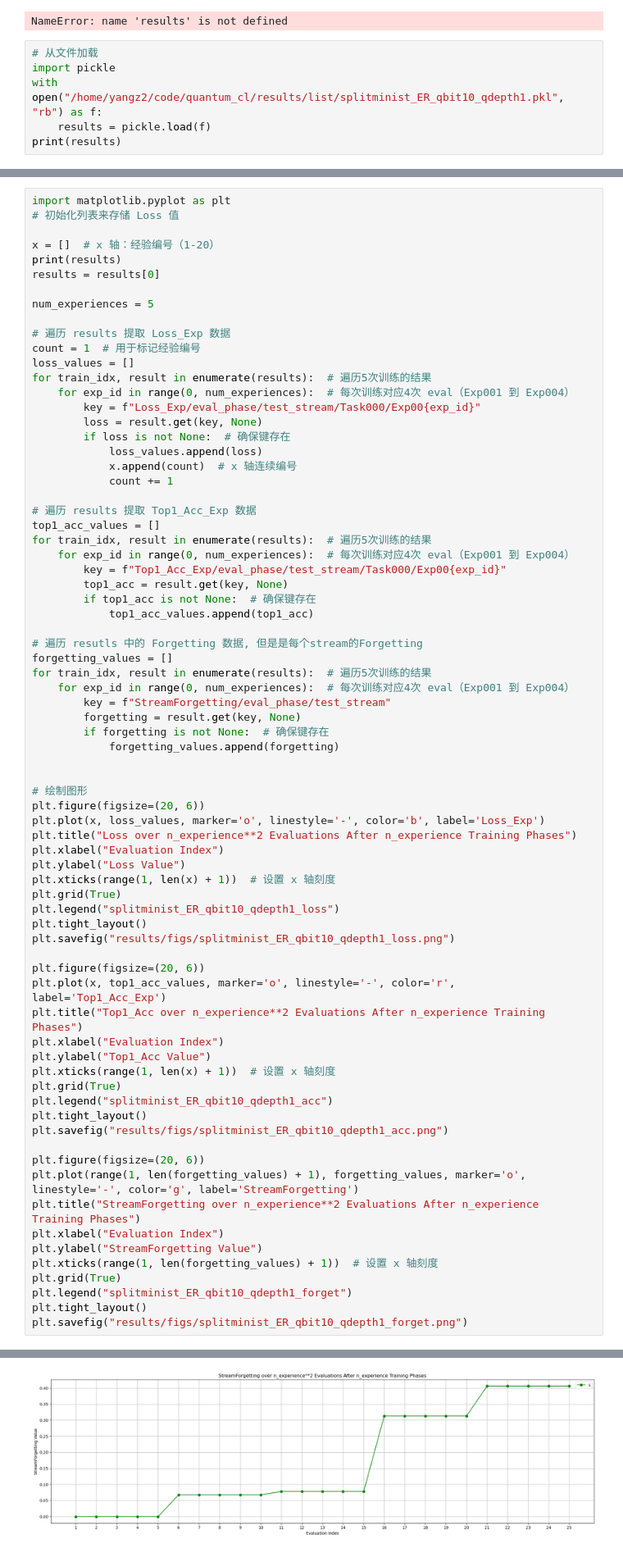
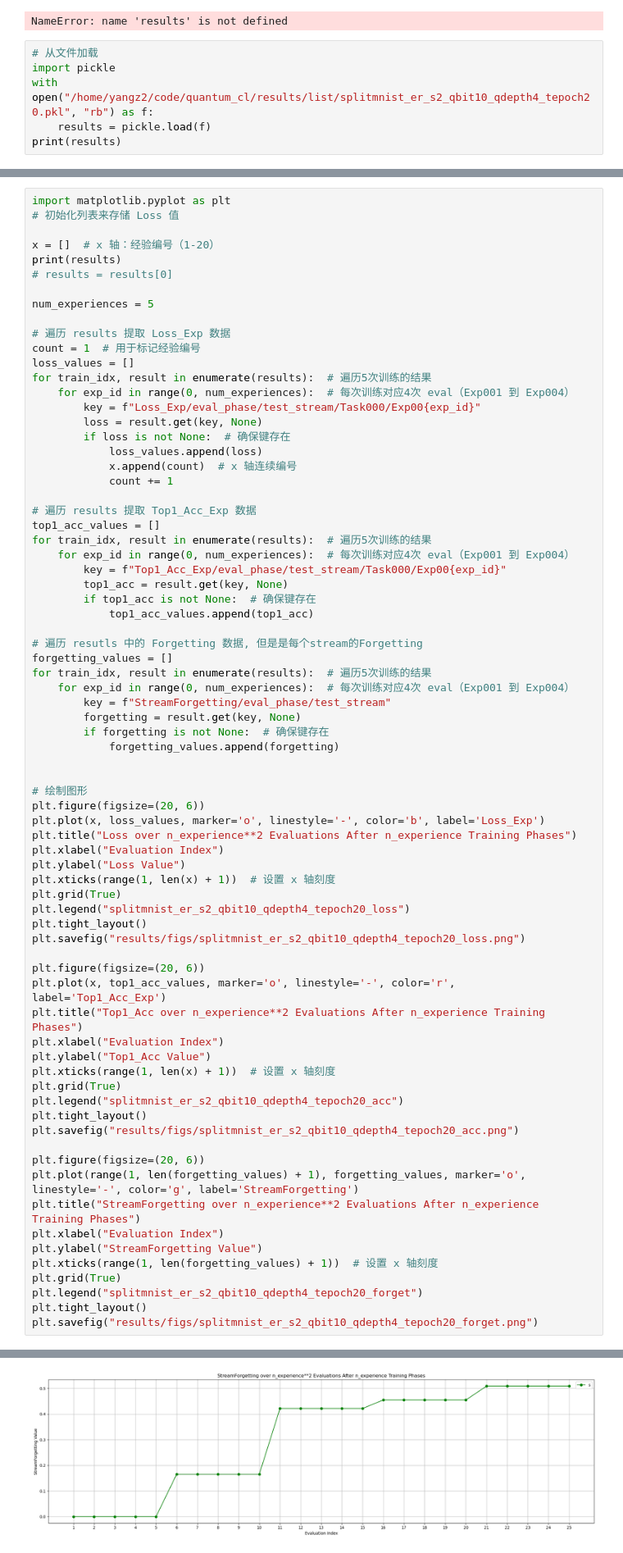
Before and after one commit to yzy1997/quantum_cl, a Jupyter notebook: quantum_lwf_addqlayer.ipynb, the cells around one changed output, grey strips where cells are left out. Shown at 82% size. Drawn from its saved outputs; the diff is of its cells as text.

```diff
--- a/quantum_lwf_addqlayer.ipynb
+++ b/quantum_lwf_addqlayer.ipynb
@@ -587,7 +587,7 @@ NameError: name 'results' is not defined
 # %%
 # 从文件加载
 import pickle
-with open("/home/yangz2/code/quantum_cl/results/list/splitminist_ER_qbit10_qdepth1.pkl", "rb") as f:
+with open("/home/yangz2/code/quantum_cl/results/list/splitmnist_er_s2_qbit10_qdepth4_tepoch20.pkl", "rb") as f:
     results = pickle.load(f)
 print(results)
 # %% [output]
@@ -609,7 +603,7 @@ import matplotlib.pyplot as plt
 
 x = []  # x 轴：经验编号（1-20）
 print(results)
-results = results[0]
+# results = results[0]
 
 num_experiences = 5
 
@@ -652,9 +646,9 @@ plt.xlabel("Evaluation Index")
 plt.ylabel("Loss Value")
 plt.xticks(range(1, len(x) + 1))  # 设置 x 轴刻度
 plt.grid(True)
-plt.legend("splitminist_ER_qbit10_qdepth1_loss")
+plt.legend("splitmnist_er_s2_qbit10_qdepth4_tepoch20_loss")
 plt.tight_layout()
-plt.savefig("results/figs/splitminist_ER_qbit10_qdepth1_loss.png")
+plt.savefig("results/figs/splitmnist_er_s2_qbit10_qdepth4_tepoch20_loss.png")
 
 plt.figure(figsize=(20, 6))
 plt.plot(x, top1_acc_values, marker='o', linestyle='-', color='r', label='Top1_Acc_Exp')
@@ -663,9 +657,9 @@ plt.xlabel("Evaluation Index")
 plt.ylabel("Top1_Acc Value")
 plt.xticks(range(1, len(x) + 1))  # 设置 x 轴刻度
 plt.grid(True)
-plt.legend("splitminist_ER_qbit10_qdepth1_acc")
+plt.legend("splitmnist_er_s2_qbit10_qdepth4_tepoch20_acc")
 plt.tight_layout()
-plt.savefig("results/figs/splitminist_ER_qbit10_qdepth1_acc.png")
+plt.savefig("results/figs/splitmnist_er_s2_qbit10_qdepth4_tepoch20_acc.png")
 
 plt.figure(figsize=(20, 6))
 plt.plot(range(1, len(forgetting_values) + 1), forgetting_values, marker='o', linestyle='-', color='g', label='StreamForgetting')
@@ -674,7 +668,7 @@ plt.xlabel("Evaluation Index")
 plt.ylabel("StreamForgetting Value")
 plt.xticks(range(1, len(forgetting_values) + 1))  # 设置 x 轴刻度
 plt.grid(True)
-plt.legend("splitminist_ER_qbit10_qdepth1_forget")
+plt.legend("splitmnist_er_s2_qbit10_qdepth4_tepoch20_forget")
 plt.tight_layout()
-plt.savefig("results/figs/splitminist_ER_qbit10_qdepth1_forget.png")
+plt.savefig("results/figs/splitmnist_er_s2_qbit10_qdepth4_tepoch20_forget.png")
 # %% [output]
@@ -684,4 +678,4 @@ plt.savefig("results/figs/splitminist_ER_qbit10_qdepth1_forget.png")
-[figure, old version]
+[figure, new version]
 # %%
 import numpy as np
 import matplotlib.pyplot as plt
```
Also changed, not shown: parts of 6 cells of this notebook, 13 other files.
